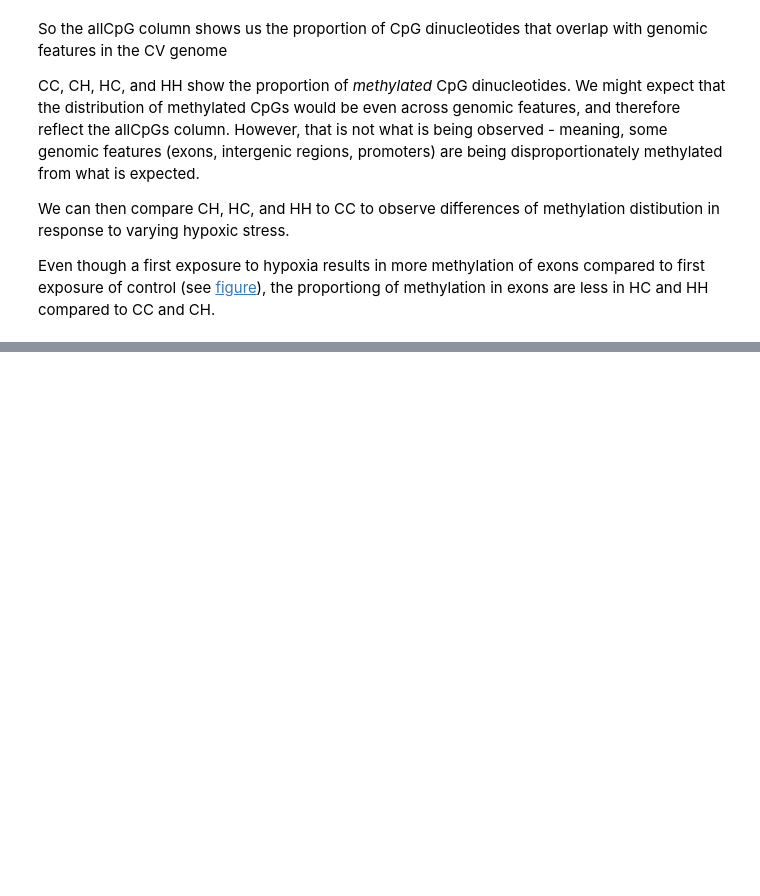
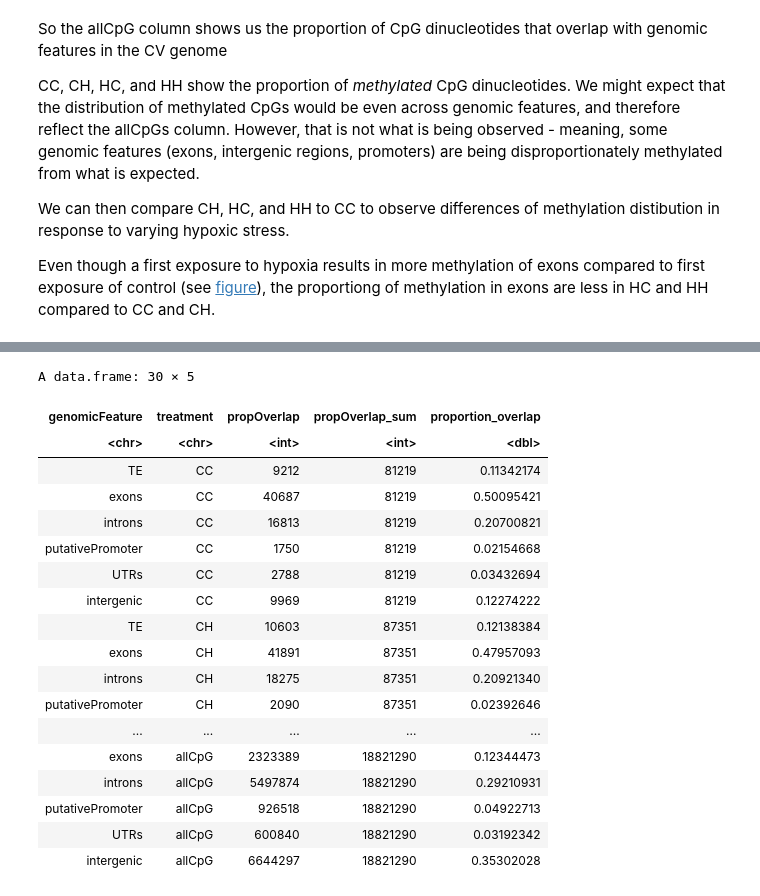
Before and after one commit to jgmcdonough/CE18_methylRAD_analysis, a Jupyter notebook: analysis/genomic_feature_tracks/create_proportionPlot.ipynb, the cells around one changed output, grey strips where cells are left out. Cells and saved outputs as stored; diff of their text form; code cells hidden in the pictures; blank space fills up the shorter version.

```diff
--- a/analysis/genomic_feature_tracks/create_proportionPlot.ipynb
+++ b/analysis/genomic_feature_tracks/create_proportionPlot.ipynb
@@ -63,0 +127,23 @@ Even though a first exposure to hypoxia results in more methylation of exons com
+# %%
+df10 <- read.csv('/project/pi_sarah_gignouxwolfsohn_uml_edu/julia/CE_MethylRAD_analysis_2018/analysis/genomic_feature_tracks/10propOverlap_decimal.csv')
+df10
+# %% [output]
+A data.frame: 30 × 5
+| genomicFeature | treatment | propOverlap | propOverlap_sum | proportion_overlap |
+| <chr> | <chr> | <int> | <int> | <dbl> |
+| TE | CC | 9212 | 81219 | 0.11342174 |
+| exons | CC | 40687 | 81219 | 0.50095421 |
+| introns | CC | 16813 | 81219 | 0.20700821 |
+| putativePromoter | CC | 1750 | 81219 | 0.02154668 |
+| UTRs | CC | 2788 | 81219 | 0.03432694 |
+| intergenic | CC | 9969 | 81219 | 0.12274222 |
+| TE | CH | 10603 | 87351 | 0.12138384 |
+| exons | CH | 41891 | 87351 | 0.47957093 |
+| introns | CH | 18275 | 87351 | 0.20921340 |
+| putativePromoter | CH | 2090 | 87351 | 0.02392646 |
+| ... | ... | ... | ... | ... |
+| exons | allCpG | 2323389 | 18821290 | 0.12344473 |
+| introns | allCpG | 5497874 | 18821290 | 0.29210931 |
+| putativePromoter | allCpG | 926518 | 18821290 | 0.04922713 |
+| UTRs | allCpG | 600840 | 18821290 | 0.03192342 |
+| intergenic | allCpG | 6644297 | 18821290 | 0.35302028 |
```
Also changed, not shown: parts of 11 cells of this notebook, 3 other files.
